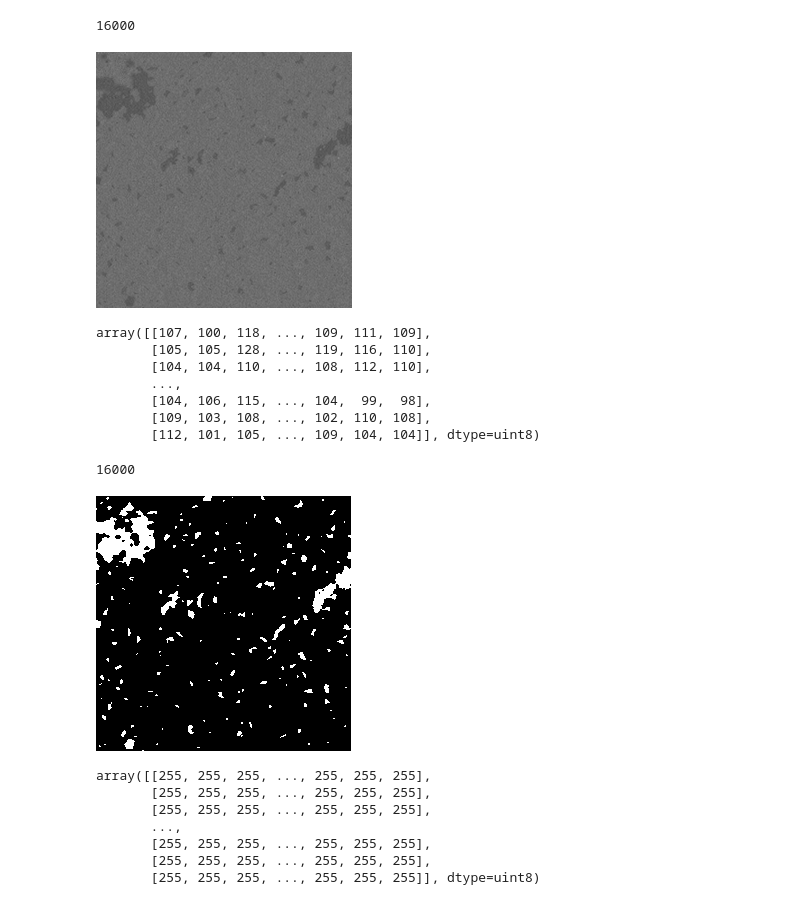
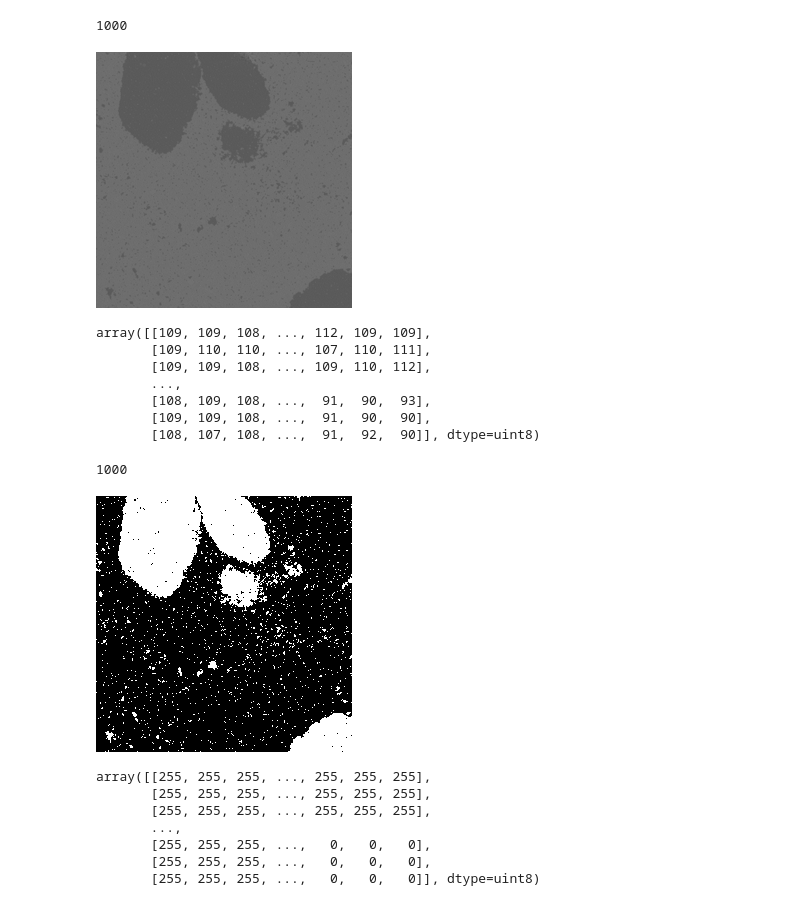
Before and after one commit to liamnevils98/pytorch-CycleGAN, a Jupyter notebook: Send_to_Unet.ipynb, the cells around one changed output. Cells and saved outputs as stored; diff of their text form; code cells hidden in the pictures.

```diff
--- a/Send_to_Unet.ipynb
+++ b/Send_to_Unet.ipynb
@@ -15,19 +15,19 @@ for name in name_list:
     img.save("/lfs/Nevils/Unet/inputs/art_noise/images/"+name)
 # %%
 print(len(os.listdir("/lfs/Nevils/Unet/inputs/art_noise/images")))
-Image.open("/lfs/Nevils/Unet/inputs/art_noise/images/Tile_r012_c020_8.png")
+Image.open("/lfs/Nevils/Unet/inputs/art_noise/images/Tile_r012_c020.png")
 # %% [output]
-16000
+1000
 [figure]
 # %%
-np.asarray(Image.open("/lfs/Nevils/Unet/inputs/art_noise/images/Tile_r012_c020_8.png"))
+np.asarray(Image.open("/lfs/Nevils/Unet/inputs/art_noise/images/Tile_r012_c020.png"))
 # %% [output]
-array([[107, 100, 118, ..., 109, 111, 109],
-       [105, 105, 128, ..., 119, 116, 110],
-       [104, 104, 110, ..., 108, 112, 110],
+array([[109, 109, 108, ..., 112, 109, 109],
+       [109, 110, 110, ..., 107, 110, 111],
+       [109, 109, 108, ..., 109, 110, 112],
        ...,
-       [104, 106, 115, ..., 104,  99,  98],
-       [109, 103, 108, ..., 102, 110, 108],
-       [112, 101, 105, ..., 109, 104, 104]], dtype=uint8)
+       [108, 109, 108, ...,  91,  90,  93],
+       [109, 109, 108, ...,  91,  90,  90],
+       [108, 107, 108, ...,  91,  92,  90]], dtype=uint8)
 # %%
 label_list=[]
@@ -44,17 +44,17 @@ for label in label_list:
     img.save("/lfs/Nevils/Unet/inputs/art_noise/masks/0/"+label)
 # %%
 print(len(os.listdir("/lfs/Nevils/Unet/inputs/art_noise/masks/0")))
-Image.open("/lfs/Nevils/Unet/inputs/art_noise/masks/0/Tile_r012_c020_8.png")
+Image.open("/lfs/Nevils/Unet/inputs/art_noise/masks/0/Tile_r012_c020.png")
 # %% [output]
-16000
+1000
-[figure, old version]
+[figure, new version]
 # %%
-np.asarray(Image.open("/lfs/Nevils/Unet/inputs/art_noise/masks/0/Tile_r012_c020_8.png"))
+np.asarray(Image.open("/lfs/Nevils/Unet/inputs/art_noise/masks/0/Tile_r012_c020.png"))
 # %% [output]
 array([[255, 255, 255, ..., 255, 255, 255],
        [255, 255, 255, ..., 255, 255, 255],
        [255, 255, 255, ..., 255, 255, 255],
        ...,
-       [255, 255, 255, ..., 255, 255, 255],
-       [255, 255, 255, ..., 255, 255, 255],
-       [255, 255, 255, ..., 255, 255, 255]], dtype=uint8)
+       [255, 255, 255, ...,   0,   0,   0],
+       [255, 255, 255, ...,   0,   0,   0],
+       [255, 255, 255, ...,   0,   0,   0]], dtype=uint8)
```
Also changed, not shown: parts of 2 cells of this notebook, 3 other files.
